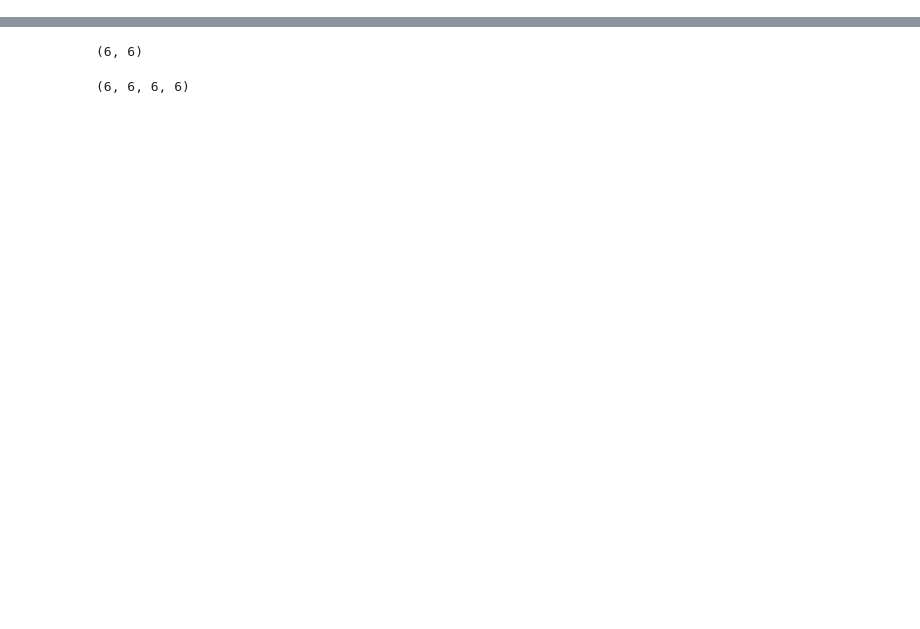
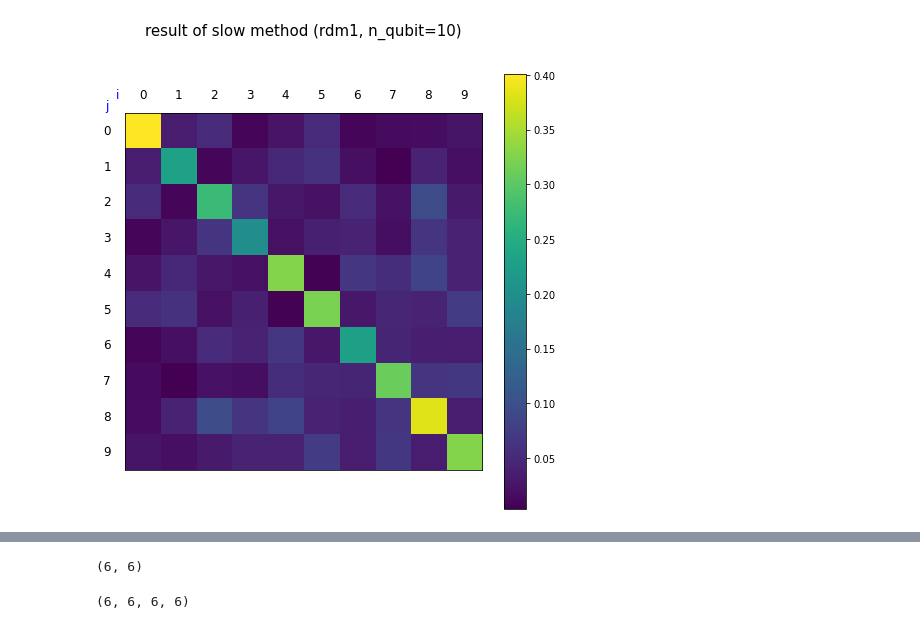
Before and after one commit to hari64boli64/fastwedge, a Jupyter notebook: wedge_speed_up.ipynb, the cells around one changed output, grey strips where cells are left out. Cells and saved outputs as stored; diff of their text form; code cells hidden in the pictures; blank space fills up the shorter version.

```diff
--- a/wedge_speed_up.ipynb
+++ b/wedge_speed_up.ipynb
@@ -160,0 +344,2 @@ Wall time: 2min 35s
+# %%
+slow_rdm1_10q = compute_one_rdm(vec_10q)
@@ -160,0 +357,5 @@ Wall time: 2min 35s
+# %%
+vis2dTensorKarnaugh(
+    slow_rdm1_10q, title="result of slow method (rdm1, n_qubit=10)")
+# %% [output]
+[figure, added]
```
Also changed, not shown: parts of 56 cells of this notebook.
